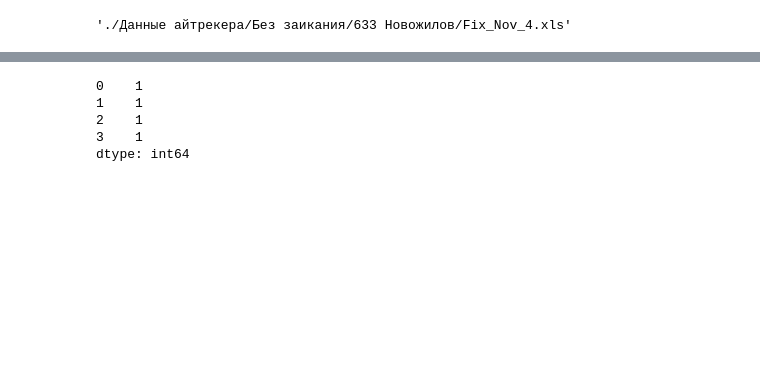
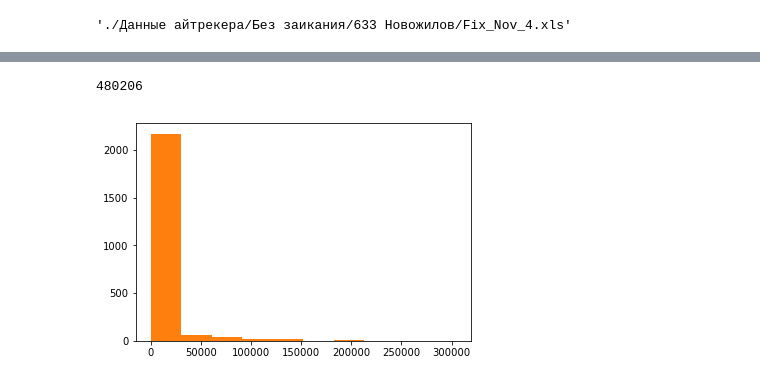
Before and after one commit to AShedko/sci_stuff, a Jupyter notebook: test.ipynb, the cells around one changed output, grey strips where cells are left out. Saved outputs shown, nothing was run; the diff lists cells and outputs as text; code cells hidden in the pictures; blank space fills up the shorter version.

```diff
--- a/test.ipynb
+++ b/test.ipynb
@@ -10,18 +13,13 @@ import numpy as np
 import matplotlib.pyplot as plt
 import scipy.stats as stats
 
-column_names = ['CURRENT_SAC_END_TIME', 'CURRENT_SAC_AVG_VELOCITY', 'CURRENT_SAC_PEAK_VELOCITY', 'CURRENT_SAC_DURATION']
-column_names_fix = ['CURRENT_FIX_END', 'CURRENT_FIX_DURATION']
-column_dict = {}
-skip_val = ['.']
-
 step = 30000
 
 Health = ["Без заикания", "До лечения", "Во время лечения"]
 
 def dists(v):
     mean = np.mean(v)
-    return [np.linalg.norm(x - mean) for x in v]
+    return np.array([np.linalg.norm(x - mean) for x in v])
 
 class EyeDat:
 
@@ -33,10 +31,10 @@ class EyeDat:
         fnames = [(glob.glob("./*/{}/{}/Fix*_{}*".format(health, pat, exp))[0], glob.glob("./*/{}/{}/Simple*_{}*".format(health, pat, exp))[0]) for pat in patients]
         df_s = [(pd.read_csv(n[0], delim_whitespace =1, decimal=',',usecols=["CURRENT_FIX_START","CURRENT_FIX_END","CURRENT_FIX_X","CURRENT_FIX_Y","CURRENT_FIX_DURATION"]),
                  pd.read_csv(n[1], delim_whitespace =1, decimal=',',usecols=["LEFT_GAZE_X","LEFT_GAZE_Y","RIGHT_GAZE_X","RIGHT_GAZE_Y"])) for n in fnames]
-        lst = []
         disps = self.get_disps(df_s)
-        df = pd.concat([pd.concat(df_s[0]),pd.Series(disps)],axis=1)
-        self.df = df
+        self.df = [f[0] for f in df_s ]
+        self.disps = disps
+
 
     def get_disps(self,df_s):
         disps = []
@@ -46,10 +44,10 @@ class EyeDat:
             df = df.stack().str.replace(',','.').unstack()
             df = df[df[df.columns[0]]!='.'].astype(float)
             simp = df
-            step = len(simp)/len(fixs)
+            stepsize = len(simp)/int(fixs.tail(1)["CURRENT_FIX_END"])
             for rec in fixs[["CURRENT_FIX_START","CURRENT_FIX_END"]].itertuples():
-                fixation = np.asarray(simp[int(step*rec[1]):int(step*rec[2])])
-                disps.append(dists(fixation))
+                fixation = np.asarray(simp[int(stepsize*rec[1]):int(stepsize*rec[2])])
+                disps.append(dists(fixation).var())
 
         return disps
 
@@ -73,3 +73,3 @@ from fix_scatter import *
 # %%
-EyeDat(Health[0],1,1)
+D = EyeDat(Health[0],1,1)
 # %% [output]
@@ -77,8 +93,10 @@ InvalidIndexError: Reindexing only valid with uniquely valued Index objects
-# %%
-pd.Series([1,1,1,1])
-# %% [output]
-0    1
-1    1
-2    1
-3    1
-dtype: int64
+# %%
+df = D.df[0]
+int(df.tail(1)["CURRENT_FIX_END"])
+# %% [output]
+480206
+# %%
+plt.hist(D.disps)
+plt.show()
+# %% [output]
+[figure, added]
```
Also changed, not shown: parts of 4 cells of this notebook, 2 other files.
